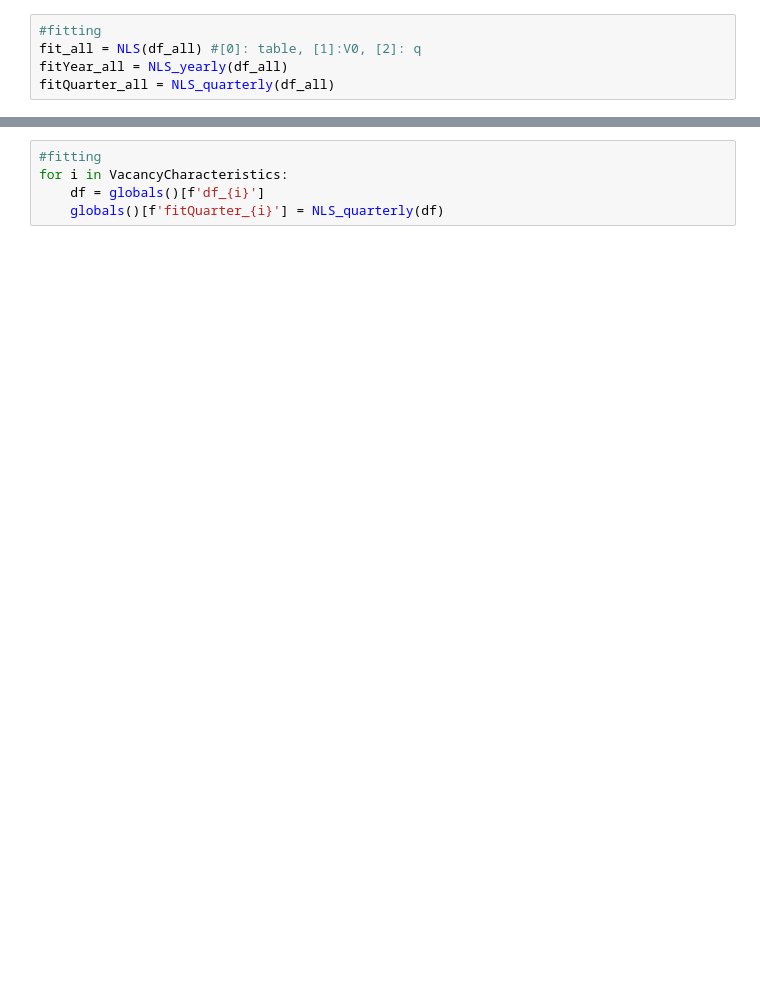
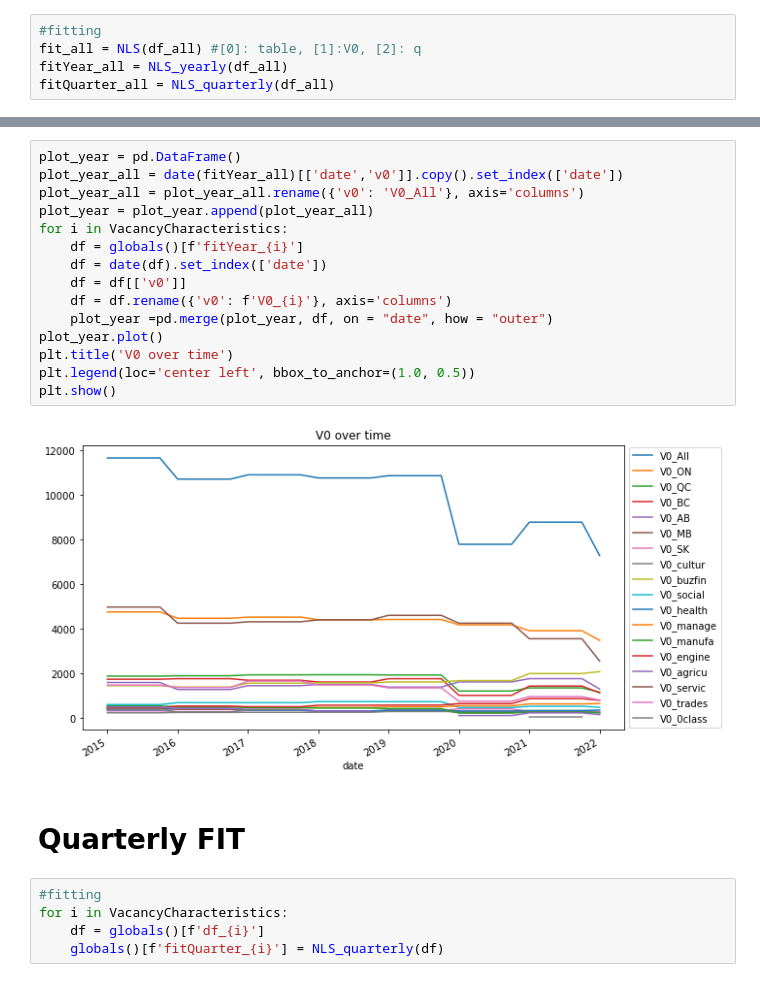
Before and after one commit to YanliangZhu/MAPaper, a Jupyter notebook: code.ipynb, the cells around one changed output, grey strips where cells are left out. Drawn from its saved outputs; the diff is of its cells as text; blank space fills up the shorter version.

```diff
--- a/code.ipynb
+++ b/code.ipynb
@@ -371,3 +417,22 @@ describeYEARLY
+# %%
+plot_year = pd.DataFrame()
+plot_year_all = date(fitYear_all)[['date','v0']].copy().set_index(['date'])
+plot_year_all = plot_year_all.rename({'v0': 'V0_All'}, axis='columns')
+plot_year = plot_year.append(plot_year_all)
+for i in VacancyCharacteristics:
+    df = globals()[f'fitYear_{i}']
+    df = date(df).set_index(['date'])
+    df = df[['v0']]
+    df = df.rename({'v0': f'V0_{i}'}, axis='columns')
+    plot_year =pd.merge(plot_year, df, on = "date", how = "outer")
+plot_year.plot()
+plt.title('V0 over time')
+plt.legend(loc='center left', bbox_to_anchor=(1.0, 0.5))
+plt.show()
+# %% [output]
+[figure, added]
+# %% [markdown]
+# Quarterly FIT
 # %%
 #fitting
 for i in VacancyCharacteristics:
```
Also changed, not shown: parts of 32 cells of this notebook.
